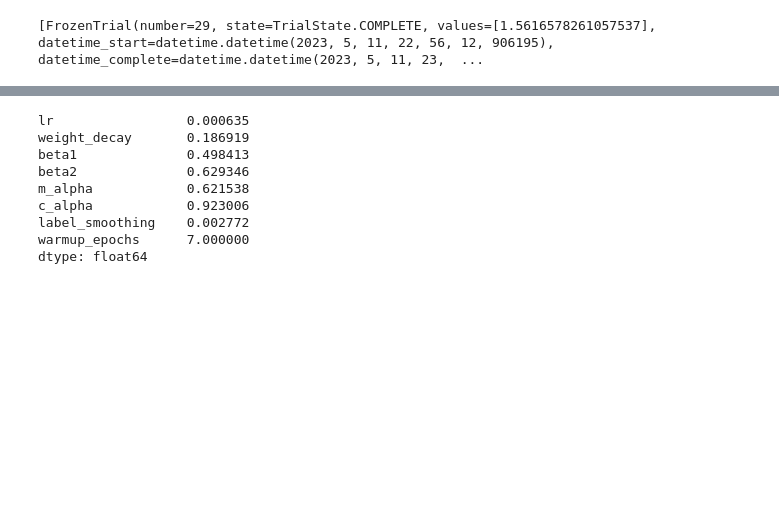
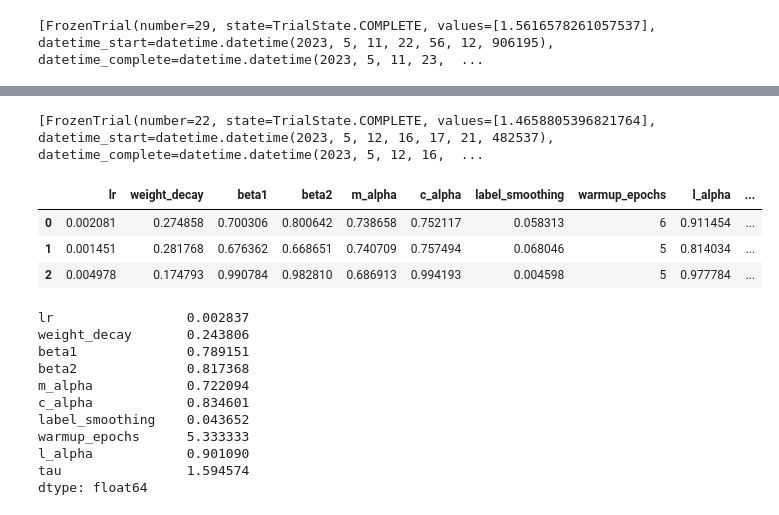
Before and after one commit to inakierregueab/vit_kd, a Jupyter notebook: notebooks/grid_search.ipynb, the cells around one changed output, grey strips where cells are left out. Drawn from its saved outputs; the diff is of its cells as text; code cells hidden in the pictures; blank space fills up the shorter version.

```diff
--- a/notebooks/grid_search.ipynb
+++ b/notebooks/grid_search.ipynb
@@ -116,12 +140,29 @@ dtype: float64
+# %%
+study.best_trials
+# %% [output]
+[FrozenTrial(number=22, state=TrialState.COMPLETE, values=[1.4658805396821764], datetime_start=datetime.datetime(2023, 5, 12, 16, 17, 21, 482537), datetime_complete=datetime.datetime(2023, 5, 12, 16,  ...
+# %%
+# TOP 3 obtained in Tensorboard (counter with one of difference)
+top3 = [22, 32, 11]
+data = [study.trials[i].params for i in top3]
+df_kl = pd.DataFrame(data)
+df_kl
+# %% [output]
+|  | lr | weight_decay | beta1 | beta2 | m_alpha | c_alpha | label_smoothing | warmup_epochs | l_alpha | ... |
+| 0 | 0.002081 | 0.274858 | 0.700306 | 0.800642 | 0.738658 | 0.752117 | 0.058313 | 6 | 0.911454 | ... |
+| 1 | 0.001451 | 0.281768 | 0.676362 | 0.668651 | 0.740709 | 0.757494 | 0.068046 | 5 | 0.814034 | ... |
+| 2 | 0.004978 | 0.174793 | 0.990784 | 0.982810 | 0.686913 | 0.994193 | 0.004598 | 5 | 0.977784 | ... |
 # %%
-df_none.mean()
+df_kl.mean()
 # %% [output]
-lr                 0.000635
-weight_decay       0.186919
-beta1              0.498413
-beta2              0.629346
-m_alpha            0.621538
-c_alpha            0.923006
-label_smoothing    0.002772
-warmup_epochs      7.000000
+lr                 0.002837
+weight_decay       0.243806
+beta1              0.789151
+beta2              0.817368
+m_alpha            0.722094
+c_alpha            0.834601
+label_smoothing    0.043652
+warmup_epochs      5.333333
+l_alpha            0.901090
+tau                1.594574
 dtype: float64
```
Also changed, not shown: parts of 9 cells of this notebook.
